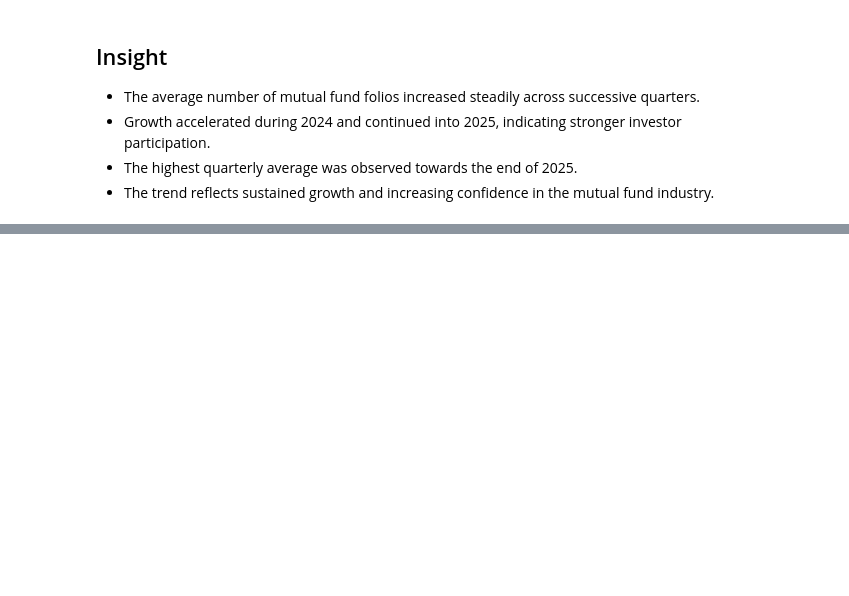
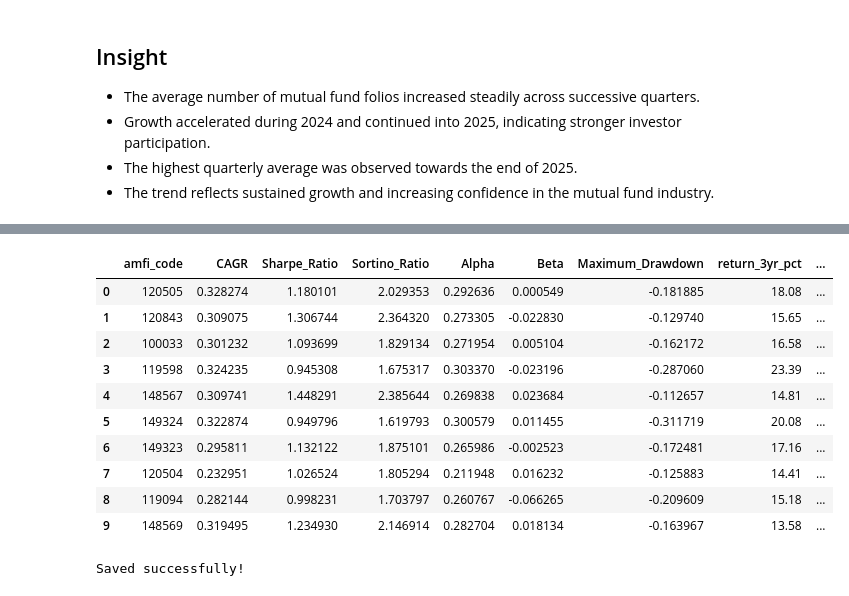
Before and after one commit to Aishwch/mutual-fund-analytics, a Jupyter notebook: notebooks/EDA_Analysis.ipynb, the cells around one changed output, grey strips where cells are left out. Saved outputs shown, nothing was run; the diff lists cells and outputs as text; code cells hidden in the pictures; blank space fills up the shorter version.

```diff
--- a/notebooks/EDA_Analysis.ipynb
+++ b/notebooks/EDA_Analysis.ipynb
@@ -815,0 +1121,4 @@ plt.show()
+# %%
+performance = pd.read_csv("../data/processed/07_scheme_performance_cleaned.csv")
+
+print(performance.columns)
@@ -815,0 +1132,9 @@ plt.show()
+# %%
+expense = performance[["amfi_code", "return_3yr_pct", "expense_ratio_pct"]].copy()
+
+expense["return_3yr_pct"] = pd.to_numeric(expense["return_3yr_pct"])
+expense["expense_ratio_pct"] = pd.to_numeric(expense["expense_ratio_pct"])
+
+fund_scorecard = fund_scorecard.merge(expense, on="amfi_code")
+
+fund_scorecard.head()
@@ -815,0 +1148,57 @@ plt.show()
+# %%
+# Total number of funds
+n = len(fund_scorecard)
+
+# Higher is better
+fund_scorecard["rank_3yr"] = fund_scorecard["return_3yr_pct"].rank(ascending=False)
+fund_scorecard["rank_sharpe"] = fund_scorecard["Sharpe_Ratio"].rank(ascending=False)
+fund_scorecard["rank_alpha"] = fund_scorecard["Alpha"].rank(ascending=False)
+
+# Lower expense ratio is better
+fund_scorecard["rank_expense"] = fund_scorecard["expense_ratio_pct"].rank(ascending=True)
+
+# Less negative drawdown is better
+fund_scorecard["rank_drawdown"] = fund_scorecard["Maximum_Drawdown"].rank(ascending=False)
+
+# Convert ranks to 0-100 scores
+fund_scorecard["score_3yr"] = (n - fund_scorecard["rank_3yr"] + 1) / n * 100
+fund_scorecard["score_sharpe"] = (n - fund_scorecard["rank_sharpe"] + 1) / n * 100
+fund_scorecard["score_alpha"] = (n - fund_scorecard["rank_alpha"] + 1) / n * 100
+fund_scorecard["score_expense"] = (n - fund_scorecard["rank_expense"] + 1) / n * 100
+fund_scorecard["score_drawdown"] = (n - fund_scorecard["rank_drawdown"] + 1) / n * 100
+
+# Final weighted score
+fund_scorecard["Fund_Score"] = (
+    0.30 * fund_scorecard["score_3yr"] +
+    0.25 * fund_scorecard["score_sharpe"] +
+    0.20 * fund_scorecard["score_alpha"] +
+    0.15 * fund_scorecard["score_expense"] +
+    0.10 * fund_scorecard["score_drawdown"]
+)
+
+# Sort from best to worst
+fund_scorecard = fund_scorecard.sort_values(
+    "Fund_Score",
+    ascending=False
+).reset_index(drop=True)
+
+# Display Top 10
+fund_scorecard.head(10)
+# %% [output]
+|  | amfi_code | CAGR | Sharpe_Ratio | Sortino_Ratio | Alpha | Beta | Maximum_Drawdown | return_3yr_pct | ... |
+| 0 | 120505 | 0.328274 | 1.180101 | 2.029353 | 0.292636 | 0.000549 | -0.181885 | 18.08 | ... |
+| 1 | 120843 | 0.309075 | 1.306744 | 2.364320 | 0.273305 | -0.022830 | -0.129740 | 15.65 | ... |
+| 2 | 100033 | 0.301232 | 1.093699 | 1.829134 | 0.271954 | 0.005104 | -0.162172 | 16.58 | ... |
+| 3 | 119598 | 0.324235 | 0.945308 | 1.675317 | 0.303370 | -0.023196 | -0.287060 | 23.39 | ... |
+| 4 | 148567 | 0.309741 | 1.448291 | 2.385644 | 0.269838 | 0.023684 | -0.112657 | 14.81 | ... |
+| 5 | 149324 | 0.322874 | 0.949796 | 1.619793 | 0.300579 | 0.011455 | -0.311719 | 20.08 | ... |
+| 6 | 149323 | 0.295811 | 1.132122 | 1.875101 | 0.265986 | -0.002523 | -0.172481 | 17.16 | ... |
+| 7 | 120504 | 0.232951 | 1.026524 | 1.805294 | 0.211948 | 0.016232 | -0.125883 | 14.41 | ... |
+| 8 | 119094 | 0.282144 | 0.998231 | 1.703797 | 0.260767 | -0.066265 | -0.209609 | 15.18 | ... |
+| 9 | 148569 | 0.319495 | 1.234930 | 2.146914 | 0.282704 | 0.018134 | -0.163967 | 13.58 | ... |
+# %%
+fund_scorecard.to_csv("../data/processed/fund_scorecard.csv", index=False)
+
+print("Saved successfully!")
+# %% [output]
+Saved successfully!
```
Also changed, not shown: parts of 28 cells of this notebook, 2 other files.
